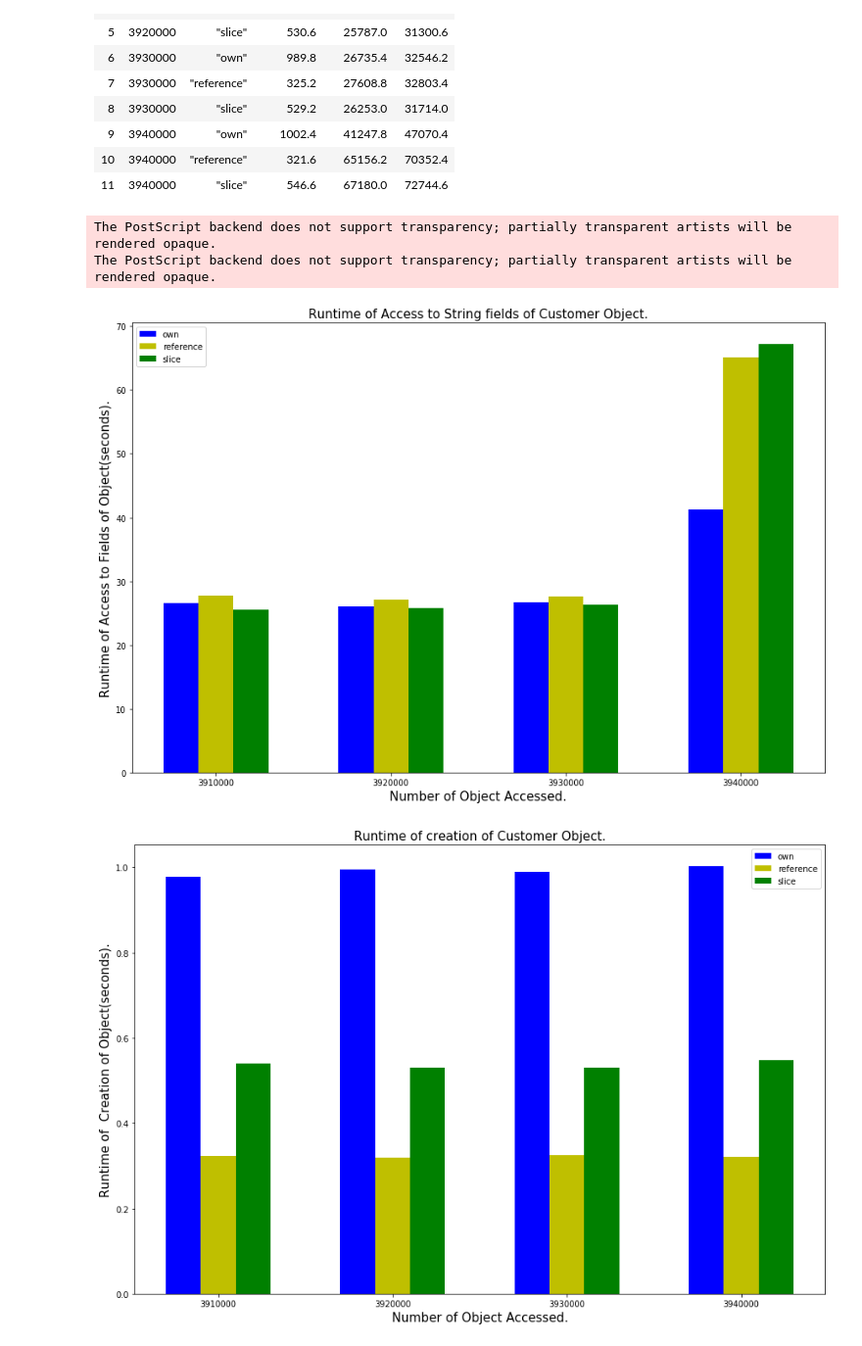
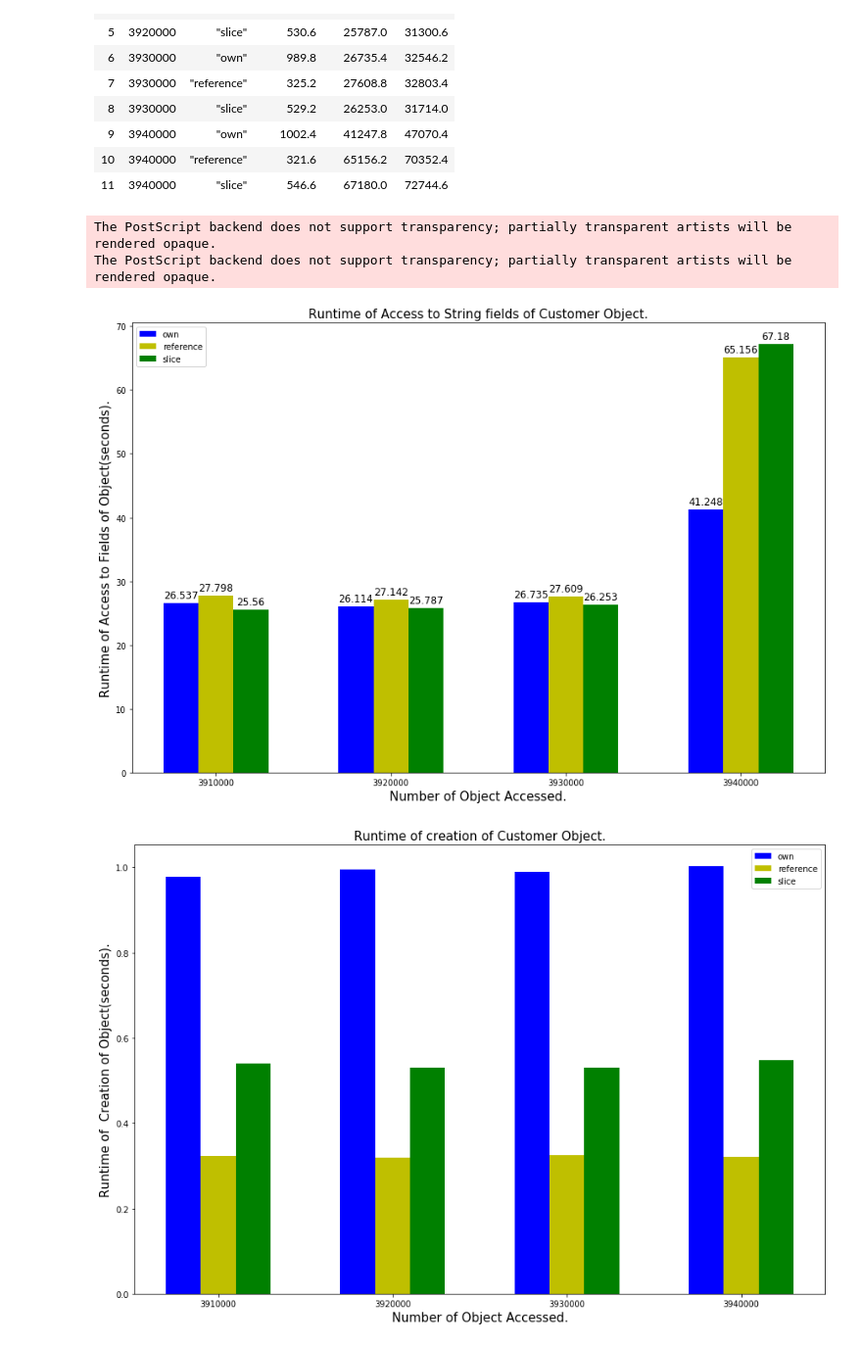
Before and after one commit to ShinsakuOkazaki/master-thesis, a Jupyter notebook: project/rust_vec_memalloc_for_different_type/analysis/visualize_withInitialize.ipynb, the cells around one changed output. Shown at 98% size. Cells and saved outputs as stored; diff of their text form; code cells hidden in the pictures.

```diff
--- a/project/rust_vec_memalloc_for_different_type/analysis/visualize_withInitialize.ipynb
+++ b/project/rust_vec_memalloc_for_different_type/analysis/visualize_withInitialize.ipynb
@@ -51,31 +51,44 @@ df_avg
 | 9 | 3940000 | "own" | 1002.4 | 41247.8 | 47070.4 |
 | 10 | 3940000 | "reference" | 321.6 | 65156.2 | 70352.4 |
 | 11 | 3940000 | "slice" | 546.6 | 67180.0 | 72744.6 |
+# %%
+def autolabel(rects, ax):
+    """Attach a text label above each bar in *rects*, displaying its height."""
+    for rect in rects:
+        height = rect.get_height()
+        ax.annotate('{}'.format(height),
+                    xy=(rect.get_x() + rect.get_width() / 2, round(height, 3)),
+                    xytext=(0, 3),  # 3 points vertical offset
+                    textcoords="offset points",
+                    ha='center', va='bottom', fontsize = 12)
 # %%
 own = df_avg[df_avg["field"] == '"own"']
 reference = df_avg[df_avg["field"] == '"reference"']
 slice_type = df_avg[df_avg["field"] == '"slice"']
 fig, ax = plt.subplots(figsize = (15, 10))
 w = 0.2
 idx = np.arange(df_avg['size'].nunique())
-b1 = ax.bar(idx - w, own["accesstime"] / 1000, width = w, color ='b', align = 'center')
-b2 = ax.bar(idx , reference["accesstime"] / 1000, width = w, color ='y', align = 'center')
-b3 = ax.bar(idx + w, slice_type["accesstime"] / 1000, width = w, color ='g', align = 'center')
+b1 = ax.bar(idx - w, round(own["accesstime"] / 1000, 3), width = w, color ='b', align = 'center')
+b2 = ax.bar(idx , round(reference["accesstime"] / 1000, 3), width = w, color ='y', align = 'center')
+b3 = ax.bar(idx + w, round(slice_type["accesstime"] / 1000, 3), width = w, color ='g', align = 'center')
 label = np.sort(df_avg['size'].unique())
 ax.set_xticks(idx)
 ax.set_xticklabels(label)
 ax.set_xlabel("Number of Object Accessed.", fontsize = 15)
 ax.set_ylabel("Runtime of Access to Fields of Object(seconds).", fontsize = 15)
 ax.set_title("Runtime of Access to String fields of Customer Object.", fontsize = 15)
+autolabel(b1, ax)
+autolabel(b2, ax)
+autolabel(b3, ax)
 ax.legend((b1, b2, b3), ("own", "reference", "slice"))
 #ax.set_yscale('log')
 fig.savefig("rust_different_insertion_init.eps")
 #fig.savefig("rust_borrowing.png")
 plt.show()
 # %% [output]
 The PostScript backend does not support transparency; partially transparent artists will be rendered opaque.
 The PostScript backend does not support transparency; partially transparent artists will be rendered opaque.
-[figure, old version]
+[figure, new version]
 # %%
 own = df_avg[df_avg["field"] == '"own"']
 reference = df_avg[df_avg["field"] == '"reference"']
```
Also changed, not shown: 22 other files.
